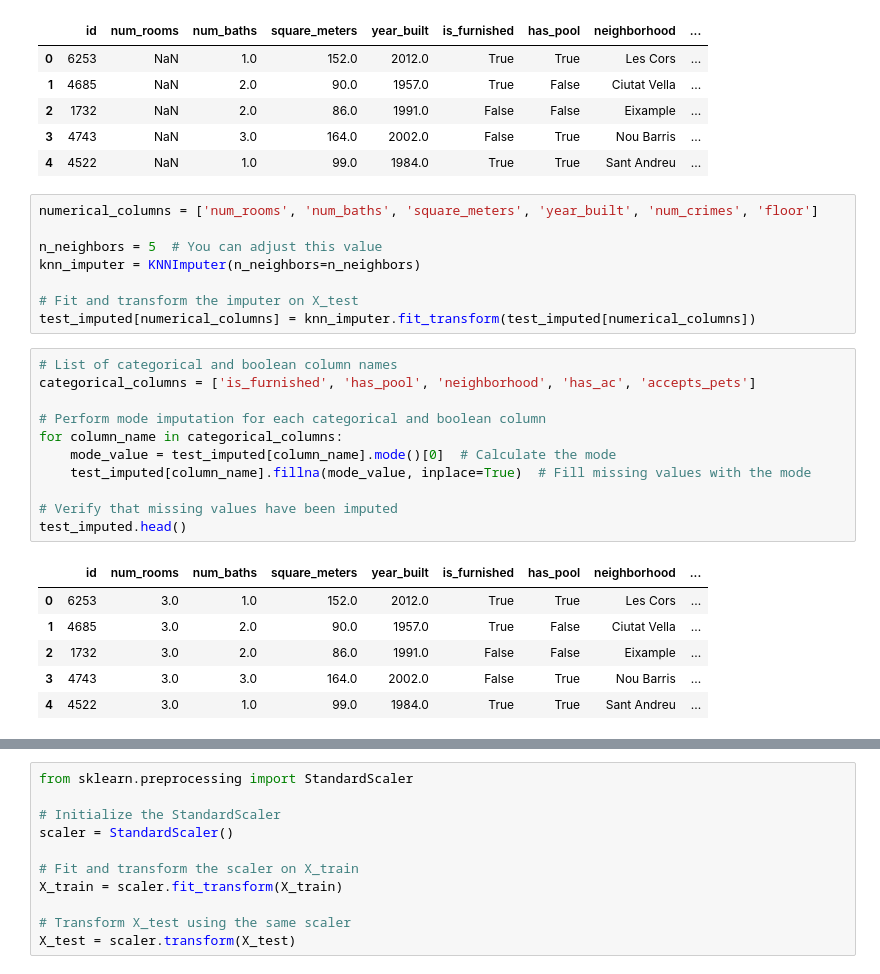
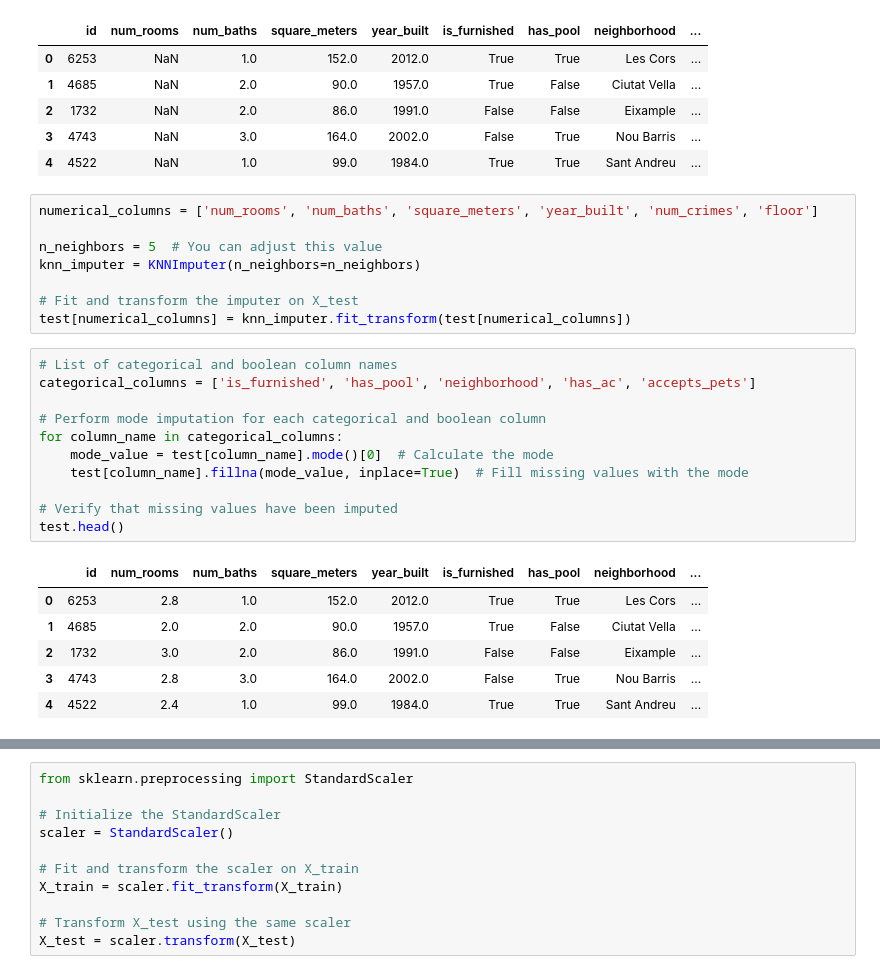
Before and after one commit to viktoriia-yuzkiv/Predicting-Apartment-Prices-in-Barcelona, a Jupyter notebook: Predicting Apartment Prices in Barcelona 2023.ipynb, the cells around one changed output, grey strips where cells are left out. Cells and saved outputs as stored; diff of their text form.

```diff
--- a/Predicting Apartment Prices in Barcelona 2023.ipynb
+++ b/Predicting Apartment Prices in Barcelona 2023.ipynb
@@ -427,23 +424,23 @@ n_neighbors = 5  # You can adjust this value
 knn_imputer = KNNImputer(n_neighbors=n_neighbors)
 
 # Fit and transform the imputer on X_test
-test_imputed[numerical_columns] = knn_imputer.fit_transform(test_imputed[numerical_columns])
+test[numerical_columns] = knn_imputer.fit_transform(test[numerical_columns])
 # %%
 # List of categorical and boolean column names
 categorical_columns = ['is_furnished', 'has_pool', 'neighborhood', 'has_ac', 'accepts_pets']
 
 # Perform mode imputation for each categorical and boolean column
 for column_name in categorical_columns:
-    mode_value = test_imputed[column_name].mode()[0]  # Calculate the mode
-    test_imputed[column_name].fillna(mode_value, inplace=True)  # Fill missing values with the mode
+    mode_value = test[column_name].mode()[0]  # Calculate the mode
+    test[column_name].fillna(mode_value, inplace=True)  # Fill missing values with the mode
 
 # Verify that missing values have been imputed
-test_imputed.head()
+test.head()
 # %% [output]
 |  | id | num_rooms | num_baths | square_meters | year_built | is_furnished | has_pool | neighborhood | ... |
-| 0 | 6253 | 3.0 | 1.0 | 152.0 | 2012.0 | True | True | Les Cors | ... |
-| 1 | 4685 | 3.0 | 2.0 | 90.0 | 1957.0 | True | False | Ciutat Vella | ... |
+| 0 | 6253 | 2.8 | 1.0 | 152.0 | 2012.0 | True | True | Les Cors | ... |
+| 1 | 4685 | 2.0 | 2.0 | 90.0 | 1957.0 | True | False | Ciutat Vella | ... |
 | 2 | 1732 | 3.0 | 2.0 | 86.0 | 1991.0 | False | False | Eixample | ... |
-| 3 | 4743 | 3.0 | 3.0 | 164.0 | 2002.0 | False | True | Nou Barris | ... |
-| 4 | 4522 | 3.0 | 1.0 | 99.0 | 1984.0 | True | True | Sant Andreu | ... |
+| 3 | 4743 | 2.8 | 3.0 | 164.0 | 2002.0 | False | True | Nou Barris | ... |
+| 4 | 4522 | 2.4 | 1.0 | 99.0 | 1984.0 | True | True | Sant Andreu | ... |
 # %%
```
Also changed, not shown: parts of 9 cells of this notebook.
